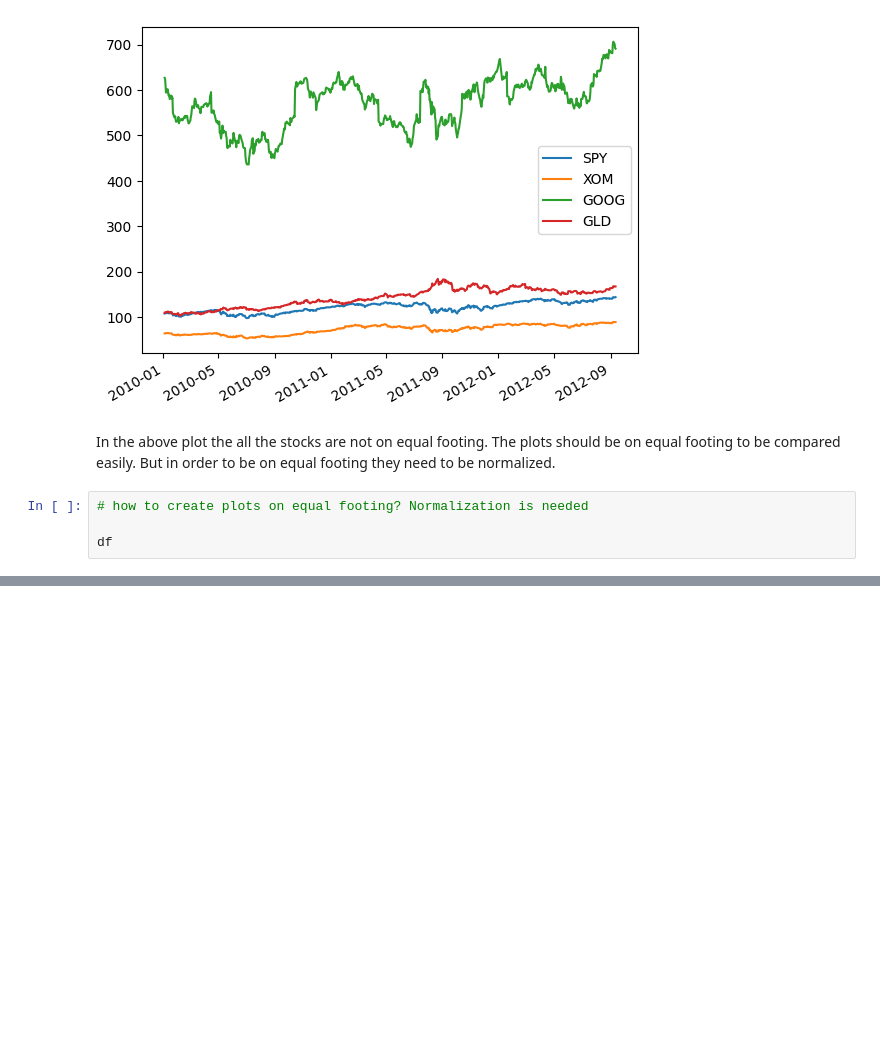
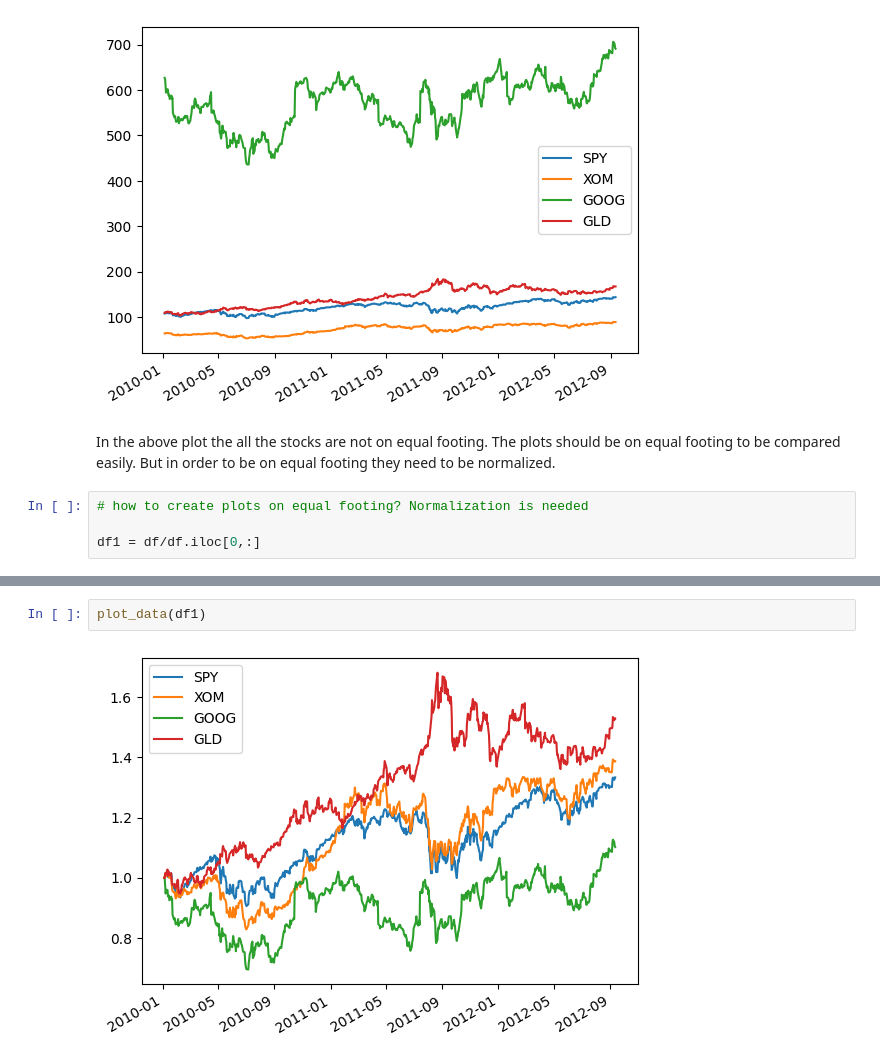
Before and after one commit to shrutiisingh86/ML4T, a Jupyter notebook: statistical analysis of time series.ipynb, the cells around one changed output, grey strips where cells are left out. Saved outputs shown, nothing was run; the diff lists cells and outputs as text; blank space fills up the shorter version.

```diff
--- a/statistical analysis of time series.ipynb
+++ b/statistical analysis of time series.ipynb
@@ -118,4 +118,4 @@ In the above plot the all the stocks are not on equal footing. The plots should
 # %%
 # how to create plots on equal footing? Normalization is needed
 
-df
+df1 = df/df.iloc[0,:]
@@ -135,0 +138,4 @@ df
+# %%
+plot_data(df1)
+# %% [output]
+[figure, added]
```
Also changed, not shown: parts of 2 cells of this notebook.
